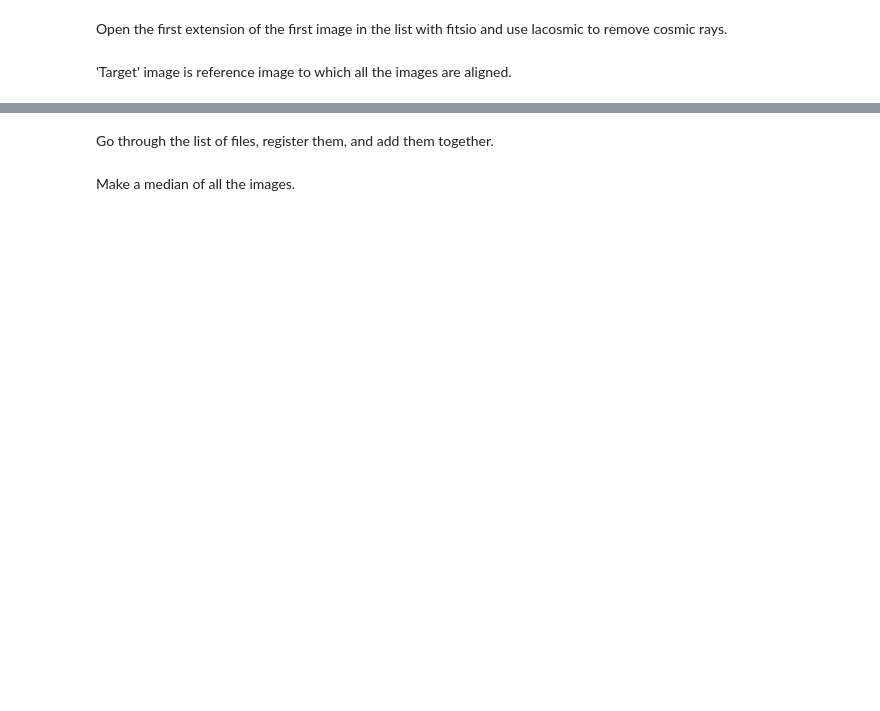
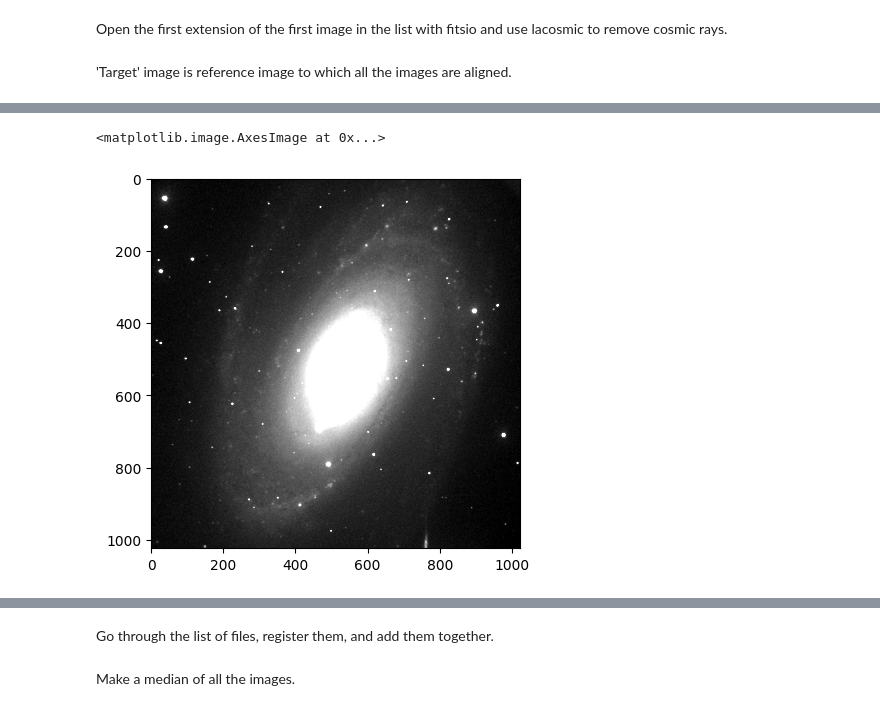
Before and after one commit to hjmcc/m1-m2-notebooks, a Jupyter notebook: alignement-images.ipynb, the cells around one changed output, grey strips where cells are left out. Drawn from its saved outputs; the diff is of its cells as text; code cells hidden in the pictures; blank space fills up the shorter version.

```diff
--- a/alignement-images.ipynb
+++ b/alignement-images.ipynb
@@ -28 +21,3 @@ output_dir = '/Users/hjmcc/Dropbox/teaching/m1/tp-nocturne/2021/processed/'
+# %%
+data_directory = '/poubelles/broque1NS/tmp/hjmcc/processed/'
 # %%
@@ -53,7 +48,7 @@ Open the first extension of the first image  in the list with fitsio and use lac
 'Target' image is reference image to which all the images are aligned.
 # %%
 #M57 Red image (already processed) image is target
-target_image = os.path.join(data_directory,'M_57_Light_Red_30_secs_2021-11-29T19-06-03_012_pr.fits')
+target_image = os.path.join(data_directory,'M81-0029r_pr.fits')
 target=fits.open(target_image)[0].data
 mask,target=lacosmic(target)
 # %%
@@ -68,3 +58,9 @@ INFO: Auto-setting vmax to  8.169e+02 [aplpy.core]
+# %%
+#plt.imshow(target, cmap='gray')
+plt.imshow(target, cmap='gray', vmin=np.percentile(target, 5), vmax=np.percentile(target, 95))
+# %% [output]
+<matplotlib.image.AxesImage at 0x...>
+[figure, added]
 # %%
 image_concat = [target]
 for image in image_list:
```
Also changed, not shown: parts of 10 cells of this notebook, 1 other file.
